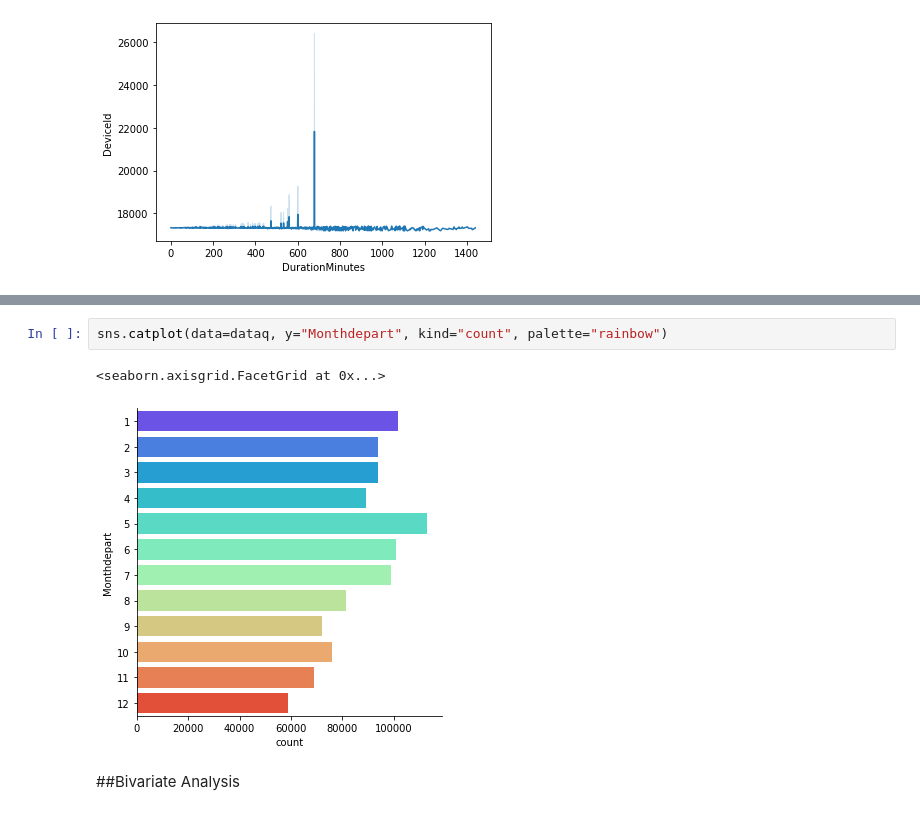
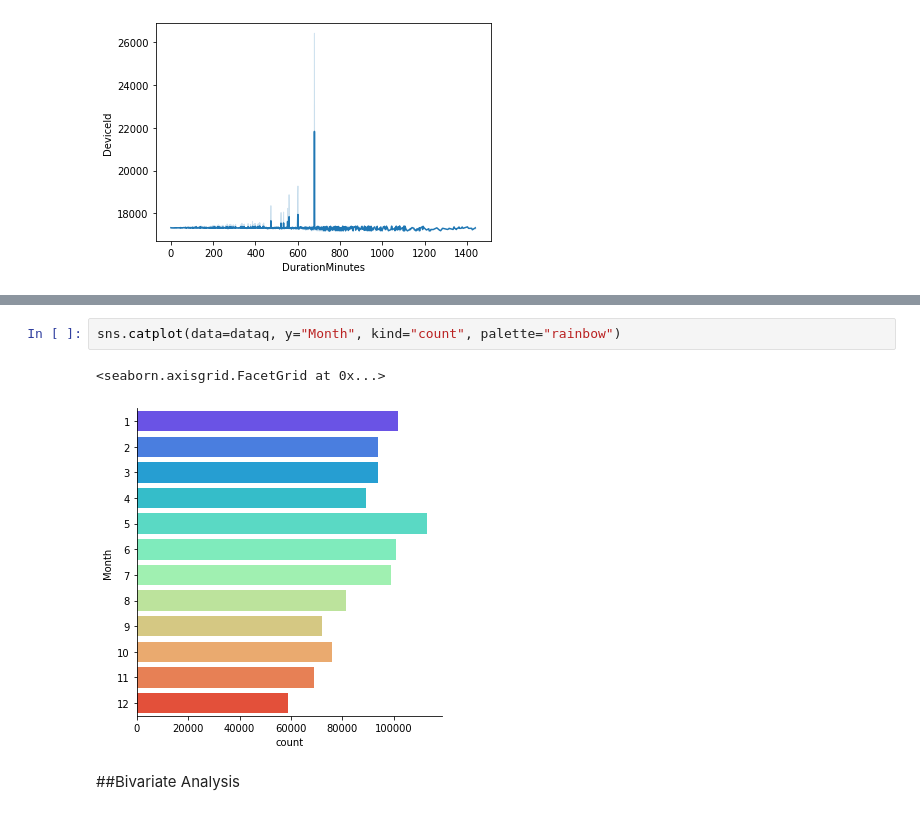
Before and after one commit to Eswa2020/Data-analysis-and-wrangling-various-projects, a Jupyter notebook: parking_system.ipynb, the cells around one changed output, grey strips where cells are left out. Saved outputs shown, nothing was run; the diff lists cells and outputs as text.

```diff
--- a/parking_system.ipynb
+++ b/parking_system.ipynb
@@ -633,8 +641,8 @@ ValueError: ignored
 # %%
-sns.catplot(data=dataq, y="Monthdepart", kind="count", palette="rainbow")
+sns.catplot(data=dataq, y="Month", kind="count", palette="rainbow")
 # %% [output]
 <seaborn.axisgrid.FacetGrid at 0x...>
-[figure, old version]
+[figure, new version]
 # %% [markdown]
 ##Bivariate Analysis
 # %%
```
Also changed, not shown: parts of 11 cells of this notebook.
